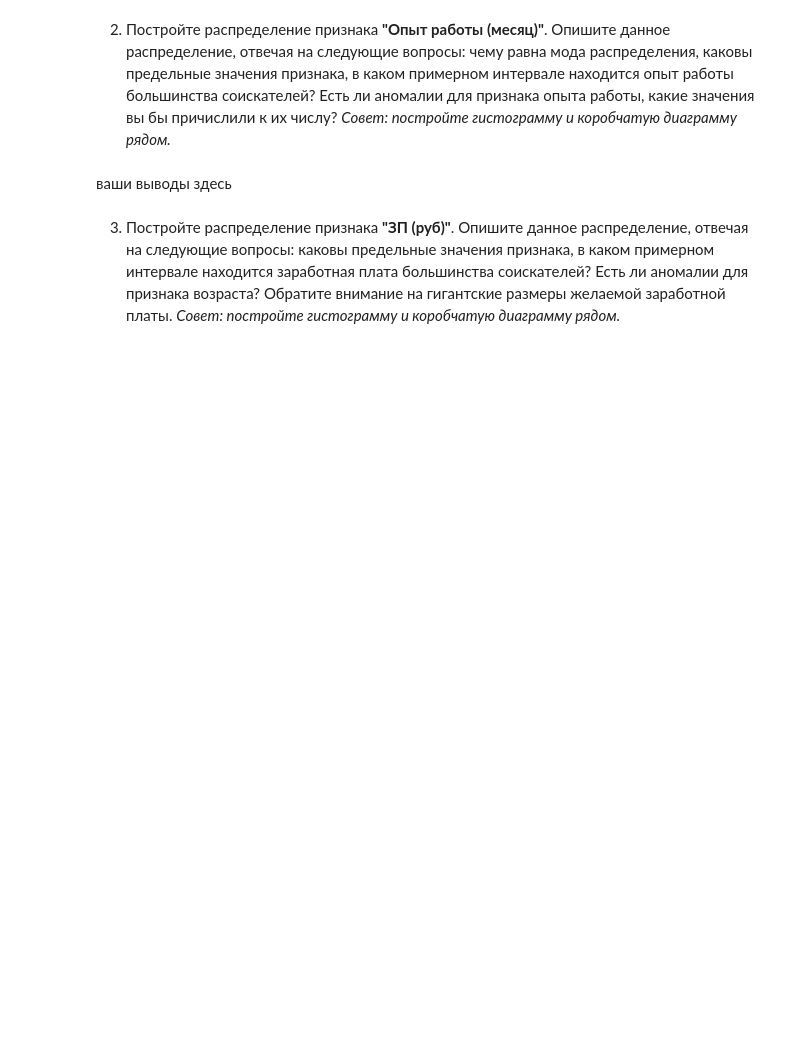
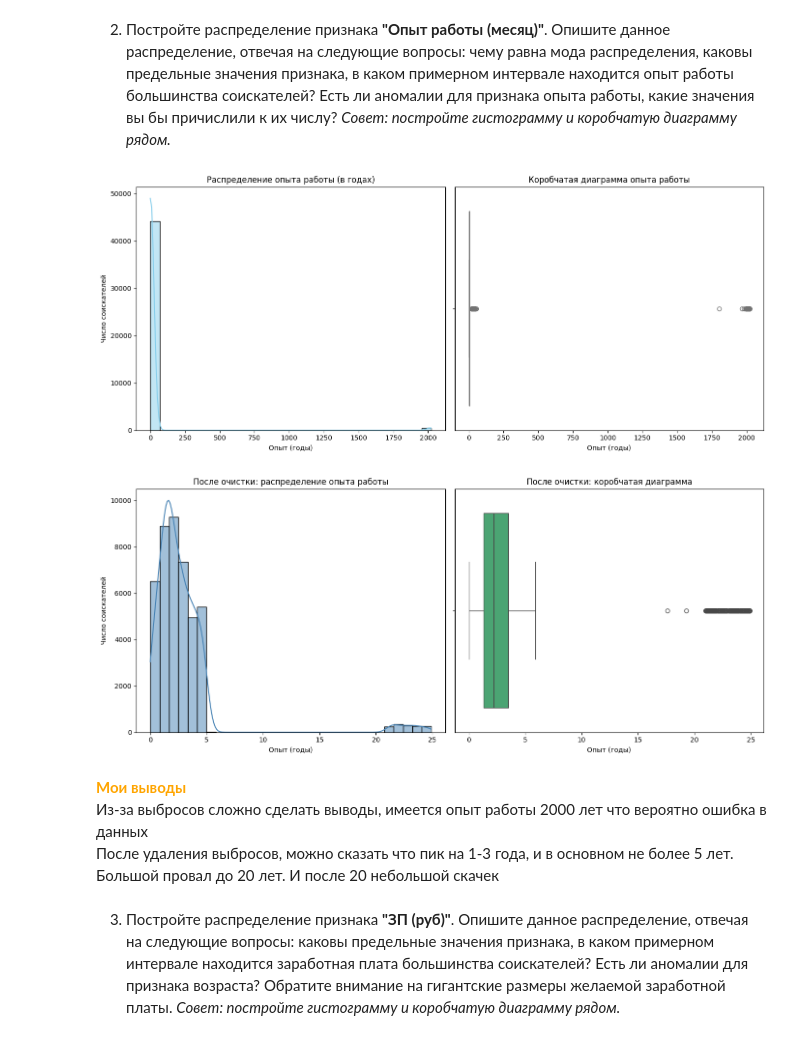
Before and after one commit to yevgeniy2504/sf_education_repo, a Jupyter notebook: project_1/Project-1._Ноутбук-шаблон.ipynb, the cells around one changed output. Drawn from its saved outputs; the diff is of its cells as text; code cells hidden in the pictures; blank space fills up the shorter version.

Commit message:
Закончил проект

```diff
--- a/project_1/Project-1._Ноутбук-шаблон.ipynb
+++ b/project_1/Project-1._Ноутбук-шаблон.ipynb
@@ -326,8 +495,77 @@ Name: count, dtype: int64
 *Совет: постройте гистограмму и коробчатую диаграмму рядом.*
 # %%
 # ваш код здесь
+
+# 2. Постройте распределение признака **"Опыт работы (месяц)"**. Опишите данное распределение, отвечая на следующие вопросы:
+# чему равна мода распределения, каковы предельные значения признака, в каком примерном интервале находится опыт работы большинства соискателей?
+# Есть ли аномалии для признака опыта работы, какие значения вы бы причислили к их числу?
+# *Совет: постройте гистограмму и коробчатую диаграмму рядом.*
+
+
+# распределение признака **"Опыт работы (месяц)"**
+hh_data.columns
+# Index(['Ищет работу на должность:', 'Последнее/нынешнее место работы',
+#        'Последняя/нынешняя должность', 'Обновление резюме', 'Авто',
+#        'Образование', 'Пол', 'Возраст', 'Опыт работы (месяцев)', 'Город',
+#        'Готов к переезду', 'Готов к командировкам', 'Занятость_волонтерство',
+#        'Занятость_полная занятость', 'Занятость_проектная работа',
+#        'Занятость_стажировка', 'Занятость_частичная занятость',
+#        'График_вахтовый метод', 'График_гибкий график', 'График_полный день',
+#        'График_сменный график', 'График_удаленная работа', 'Зарплата',
+#        'Зарплата (руб)'],
+#       dtype='object')
+
+# Создаём новый столбец: опыт в годах, округлённый до 1 знака
+hh_data['Опыт (годы)'] = (hh_data['Опыт работы (месяцев)'] / 12).round(1)
+
+
+
+#  Построим распределение "Опыт (годы)"
+plt.figure(figsize=(14, 6))
+
+# Гистограмма
+plt.subplot(1, 2, 1)
+sns.histplot(hh_data['Опыт (годы)'], bins=30, kde=True, color='skyblue')
+plt.title('Распределение опыта работы (в годах)')
+plt.xlabel('Опыт (годы)')
+plt.ylabel('Число соискателей')
+
+# Коробчатая диаграмма
+plt.subplot(1, 2, 2)
+sns.boxplot(x=hh_data['Опыт (годы)'], color='lightgreen')
+plt.title('Коробчатая диаграмма опыта работы')
+plt.xlabel('Опыт (годы)')
+
+plt.tight_layout()
+plt.show()
+
+outliers, hh_cleaned, _ = outliers_iqr_mod(hh_data, 'Опыт (годы)', left=1.5, right=10)
+
+# Шаг 3: Повторная визуализация без выбросов
+plt.figure(figsize=(14, 6))
+
+# Гистограмма после очистки
+plt.subplot(1, 2, 1)
+sns.histplot(hh_cleaned['Опыт (годы)'], bins=30, kde=True, color='steelblue')
+plt.title('После очистки: распределение опыта работы')
+plt.xlabel('Опыт (годы)')
+plt.ylabel('Число соискателей')
+
+# Boxplot после очистки
+plt.subplot(1, 2, 2)
+sns.boxplot(x=hh_cleaned['Опыт (годы)'], color='mediumseagreen')
+plt.title('После очистки: коробчатая диаграмма')
+plt.xlabel('Опыт (годы)')
+
+plt.tight_layout()
+plt.show()
+# %% [output]
+[figure, added]
+[figure, added]
 # %% [markdown]
-ваши выводы здесь
+<strong style="color:orange"> Мои выводы </strong><br>
+Из-за выбросов сложно сделать выводы, имеется опыт работы 2000 лет что вероятно ошибка в данных <br>
+После удаления выбросов, можно сказать что пик на 1-3 года, и в основном не более 5 лет. Большой провал до 20 лет. И после 20 небольшой скачек
 # %% [markdown]
 3. Постройте распределение признака **"ЗП (руб)"**. Опишите данное распределение, отвечая на следующие вопросы: каковы предельные значения признака, в каком примерном интервале находится заработная плата большинства соискателей? Есть ли аномалии для признака возраста? Обратите внимание на гигантские размеры желаемой заработной платы.
 *Совет: постройте гистограмму и коробчатую диаграмму рядом.*
```
Also changed, not shown: parts of 36 cells of this notebook, 1 other file.
